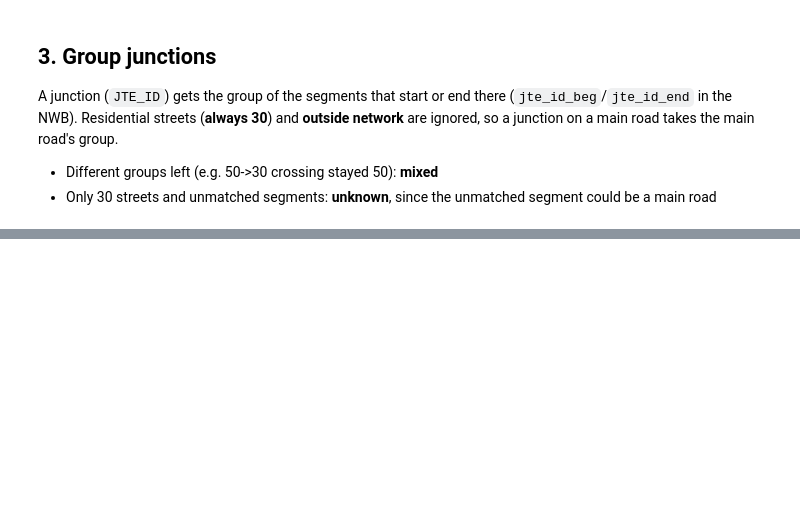
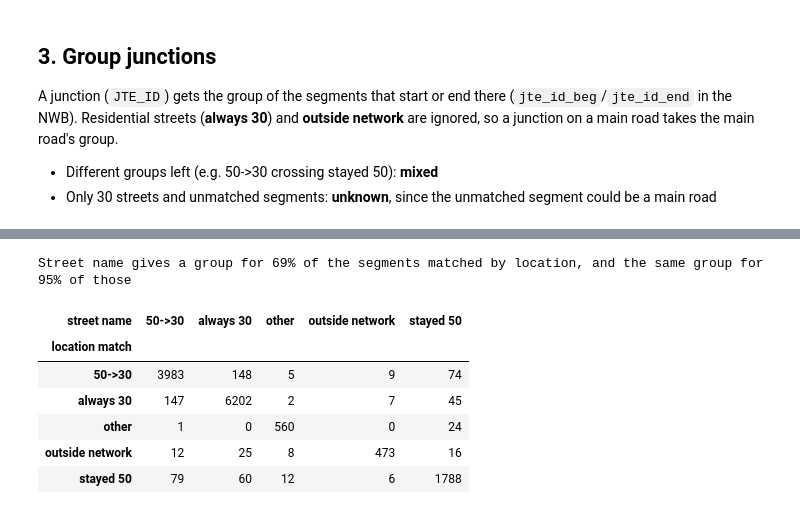
Before and after one commit to LiamLuijtgaarden/Python-Project, a Jupyter notebook: wegvakken.ipynb, the cells around one changed output, grey strips where cells are left out. Drawn from its saved outputs; the diff is of its cells as text; code cells hidden in the pictures; blank space fills up the shorter version.

```diff
--- a/wegvakken.ipynb
+++ b/wegvakken.ipynb
@@ -26,12 +33,18 @@ DERTIG_FILE = "data/amsterdam_dertig.json"
 NWB_FILE = "data/nwb_wegvakken_amsterdam.geojson"
 NWB_URL = ("https://api.pdok.nl/rws/nationaal-wegenbestand-wegen/ogc/v1/collections/wegvakken/items"
            "?f=json&limit=1000&gme_naam=Amsterdam")
+ARCHIVE_DIR = "data/nwb_archive"
+ARCHIVE_URL = "https://downloads.rijkswaterstaatdata.nl/nwb-wegen/geogegevens/shapefile/Nederland_totaal/{date}.zip"
+ARCHIVE_DATES = [f"01-01-{year}" for year in range(2026, 2015, -1)]   # newest first
 TRANSLATION_FILE = "data/road_id_translation.csv"
 OUTPUT_FILE = "data/crashes_amsterdam_classified.csv"
 
 BUFFER_M = 5          # max distance between old and new segment
 MIN_OVERLAP = 0.5     # share of the new segment that must lie on old segments
 MIN_PURITY = 0.8      # share of that overlap that must belong to one group
+STREET_BUFFER_M = 25  # max distance to a dertig segment with the same street name
+JUNCTION_BUFFER_M = 10  # max distance between a junction and the dertig segments around it
+FALLBACK_SPEED = 70   # unknown crashes at this recorded speed or higher are on roads that were never 50
 # %% [markdown]
 ## 1. Group segments by road type
 - **50->30**: GOW50 became GOW30 or ETW30 (changed)
@@ -220,0 +255,8 @@ Name: count, dtype: int64
+# %%
+# Segments: match the IDs that no earlier version has matched yet
+segment_tables = [direct]
+for name, nwb in versions.items():
+    known_ids = pd.concat(segment_tables)["ID"]
+    segment_tables.append(match_segments(nwb, known_ids, name))
+segment_table = pd.concat(segment_tables, ignore_index=True)
+segment_table["GROUP"].value_counts()
@@ -220,0 +276,33 @@ Name: count, dtype: int64
+# %%
+# Every segment ID once, with its geometry from the newest version it is in
+segments = pd.concat([nwb[["wvk_id", "stt_naam", "geometry"]].assign(SOURCE=name) for name, nwb in versions.items()])
+segments = gpd.GeoDataFrame(segments.drop_duplicates("wvk_id"), crs=28992)
+
+named = dertig[["STT_NAAM", "GROUP", "geometry"]].copy()
+named["geometry"] = named.buffer(STREET_BUFFER_M)
+
+
+def match_street_name(segments):
+    """Group of the nearby dertig segments with the same street name, if they are all in one group."""
+    near = gpd.sjoin(segments[["wvk_id", "stt_naam", "geometry"]], named, predicate="intersects")
+    near = near[near["stt_naam"].str.lower() == near["STT_NAAM"].str.lower()]
+    groups = near.groupby("wvk_id")["GROUP"].agg(lambda g: sorted(set(g)))
+    return groups[groups.map(len) == 1].str[0]
+
+
+# Check: does the street name give the same group as the location match, where that one is confident?
+located = segment_table[(segment_table["METHOD"] == "nwb_location") & (segment_table["GROUP"] != "unknown")]
+located = located.set_index("ID")["GROUP"]
+check = match_street_name(segments[segments["wvk_id"].isin(located.index)])
+print(f"Street name gives a group for {len(check) / len(located):.0%} of the segments matched by location, "
+      f"and the same group for {(check == located[check.index]).mean():.0%} of those")
+pd.crosstab(located[check.index].rename("location match"), check.rename("street name"))
+# %% [output]
+Street name gives a group for 69% of the segments matched by location, and the same group for 95% of those
+| street name | 50->30 | always 30 | other | outside network | stayed 50 |
+| location match |  |  |  |  |  |
+| 50->30 | 3983 | 148 | 5 | 9 | 74 |
+| always 30 | 147 | 6202 | 2 | 7 | 45 |
+| other | 1 | 0 | 560 | 0 | 24 |
+| outside network | 12 | 25 | 8 | 473 | 16 |
+| stayed 50 | 79 | 60 | 12 | 6 | 1788 |
```
Also changed, not shown: parts of 29 cells of this notebook, 13 other files.
